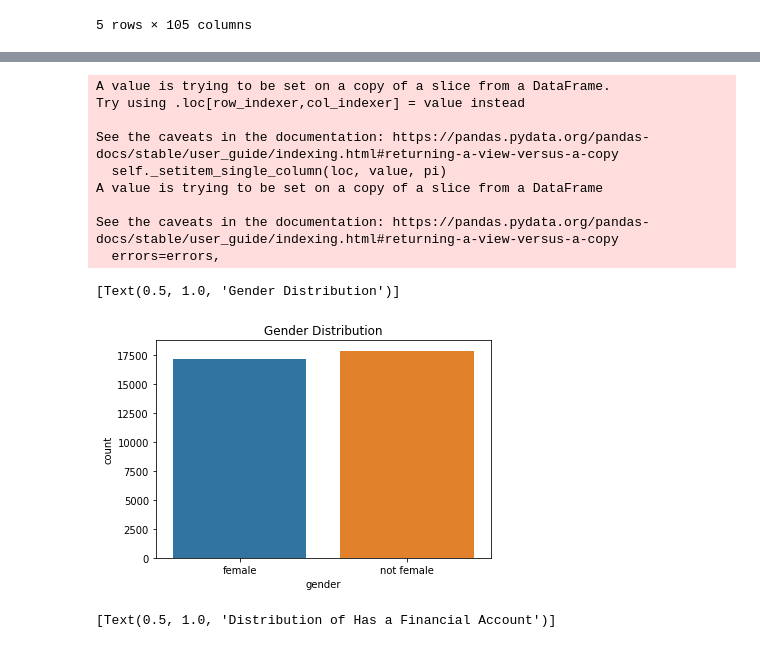
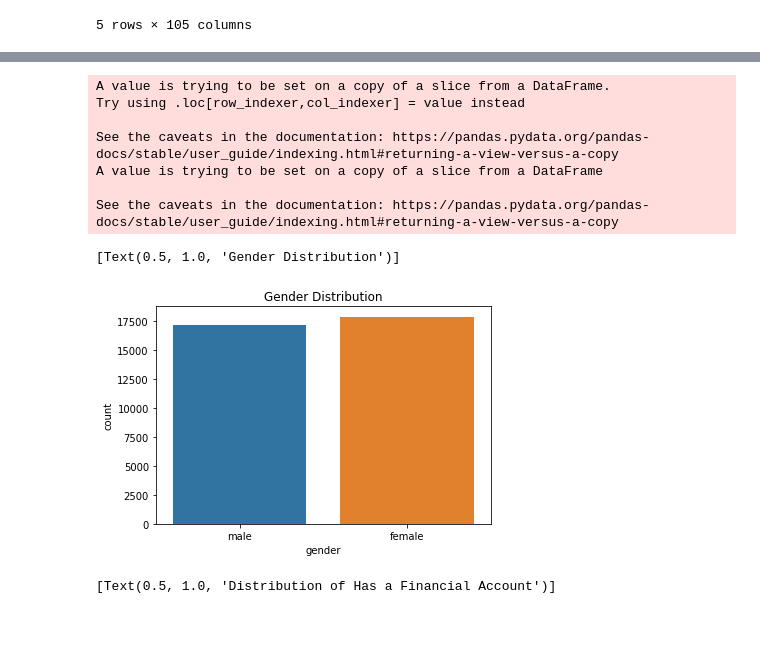
Before and after one commit to sds-capstone/2022-09-proj7-women-at-table, a Jupyter notebook: SDS410_exploration.ipynb, the cells around one changed output, grey strips where cells are left out. Saved outputs shown, nothing was run; the diff lists cells and outputs as text; code cells hidden in the pictures.

```diff
--- a/SDS410_exploration.ipynb
+++ b/SDS410_exploration.ipynb
@@ -70,21 +68,19 @@ fig
 # %%
-df2.loc[df2['female'] == 1, "female"] = 'female'
-df2.loc[df2['female'] == 2, "female"] = 'not female'
+df2.loc[df2['female'] == 1, "female"] = 'male'
+df2.loc[df2['female'] == 2, "female"] = 'female'
 df2.rename(columns = {'female': 'gender'}, inplace = True)
 # barplot female versus not
 sns.countplot(x = 'gender', data = df2).set(title = "Gender Distribution")
 # %% [output]
 A value is trying to be set on a copy of a slice from a DataFrame.
 Try using .loc[row_indexer,col_indexer] = value instead
 
 See the caveats in the documentation: https://pandas.pydata.org/pandas-docs/stable/user_guide/indexing.html#returning-a-view-versus-a-copy
-  self._setitem_single_column(loc, value, pi)
 A value is trying to be set on a copy of a slice from a DataFrame
 
 See the caveats in the documentation: https://pandas.pydata.org/pandas-docs/stable/user_guide/indexing.html#returning-a-view-versus-a-copy
-  errors=errors,
 [Text(0.5, 1.0, 'Gender Distribution')]
-[figure, old version]
+[figure, new version]
 # %%
 # barplot of number of people who have a bank account
 sns.countplot(x = 'account_fin', data = df2).set(title = "Distribution of Has a Financial Account")
```
Also changed, not shown: parts of 8 cells of this notebook.
